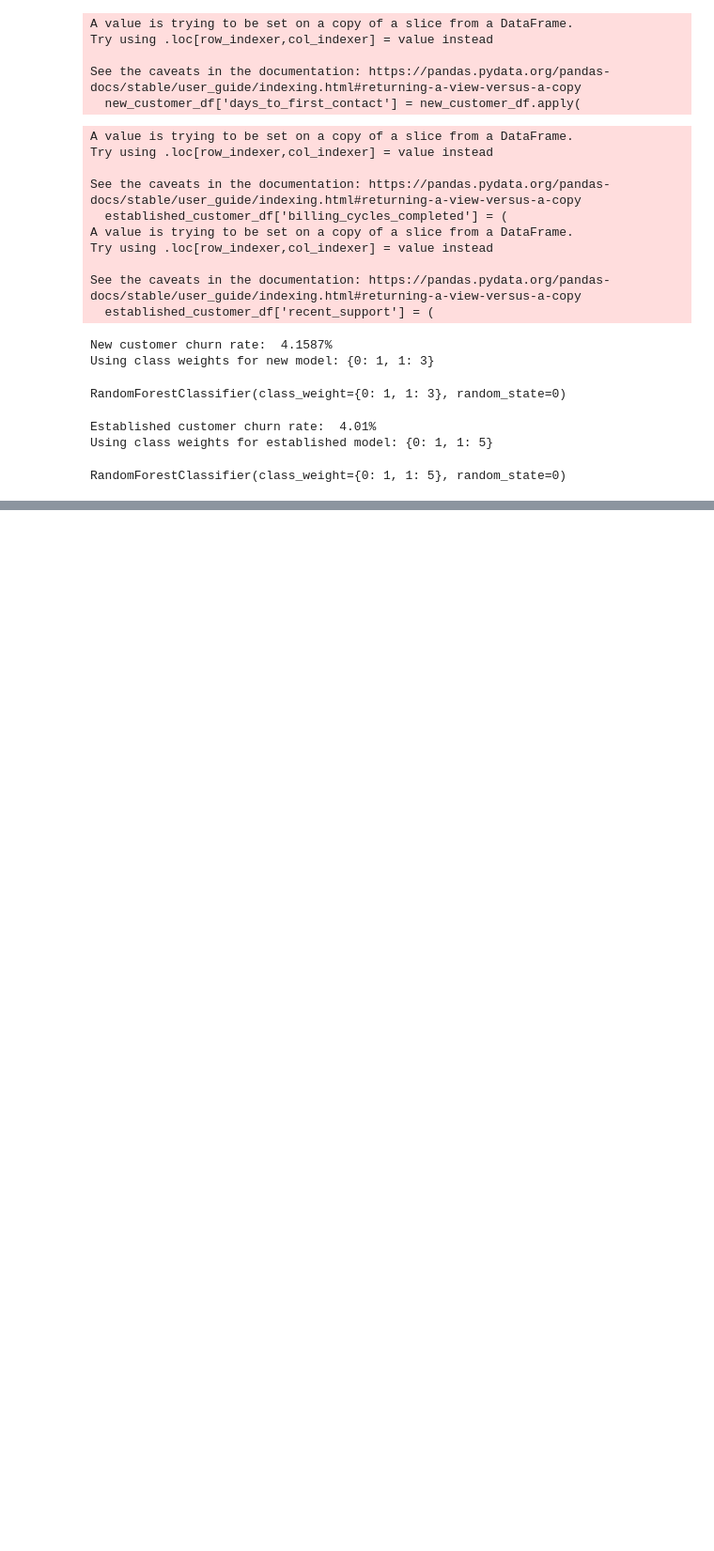
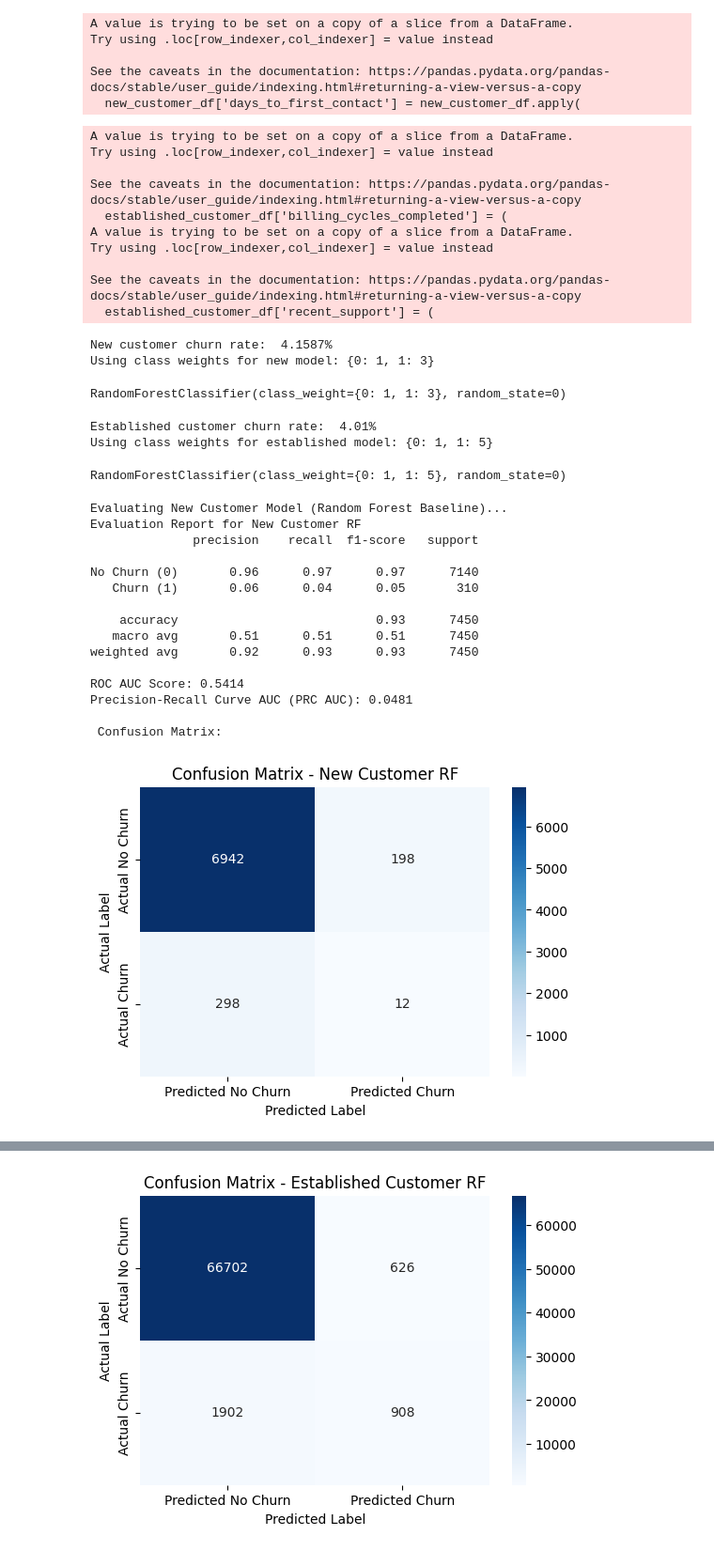
Before and after one commit to SarmadC/Churn-Prediction, a Jupyter notebook: churn-prediction.ipynb, the cells around one changed output, grey strips where cells are left out. Shown: that part at 94% size. Drawn from its saved outputs; the diff is of its cells as text; code cells hidden in the pictures; blank space fills up the shorter version.

Commit message:
Kaggle Notebook | Churn Prediction | Version 14

```diff
--- a/churn-prediction.ipynb
+++ b/churn-prediction.ipynb
@@ -540,3 +562,74 @@ established_model.fit(X_train_est, y_train_est)
 Established customer churn rate:  4.01%
 Using class weights for established model: {0: 1, 1: 5}
 RandomForestClassifier(class_weight={0: 1, 1: 5}, random_state=0)
+# %%
+from sklearn.metrics import (classification_report, roc_auc_score,
+                            confusion_matrix, precision_recall_curve, auc,
+                            f1_score, precision_score, recall_score)
+
+import matplotlib.pyplot as plt
+import seaborn as sns
+
+def evaluate_model(model, X_test, y_test, model_name = "Model"):
+    y_pred = model.predict(X_test)
+    y_prob = model.predict_proba(X_test)[:,1]
+
+    print(f'Evaluation Report for {model_name}')
+    print(classification_report(y_test, y_pred, target_names = ['No Churn (0)', 'Churn (1)']))
+
+    roc_auc = roc_auc_score(y_test, y_prob)
+    print(f'ROC AUC Score: {roc_auc:.4f}')
+
+    precision, recall, _ = precision_recall_curve(y_test, y_prob)
+    prc_auc = auc(recall, precision)
+    print(f'Precision-Recall Curve AUC (PRC AUC): {prc_auc:.4f}')
+
+    cm = confusion_matrix(y_test, y_pred)
+    print("\n Confusion Matrix:")
+
+    plt.figure(figsize = (6,4))
+    sns.heatmap(cm, annot = True, fmt='d', cmap='Blues',
+               xticklabels = ['Predicted No Churn', 'Predicted Churn'],
+               yticklabels = ['Actual No Churn', 'Actual Churn'])
+    plt.title(f'Confusion Matrix - {model_name}')
+    plt.ylabel('Actual Label')
+    plt.xlabel('Predicted Label')
+    plt.show()
+
+    print(""* (len(model_name) +24))
+
+    return {
+        'roc_auc': roc_auc,
+        'prc_auc': prc_auc,
+        'f1_churn': f1_score(y_test, y_pred, pos_label=1),
+        'recall_churn': recall_score(y_test, y_pred, pos_label=1),
+        'precision_churn': precision_score(y_test, y_pred, pos_label=1)
+    }
+
+print("Evaluating New Customer Model (Random Forest Baseline)...")
+new_model_metrics = evaluate_model(new_model, X_test, y_test, 'New Customer RF')
+
+print("\nEvaluating Established Customer Model (Random Forest Baseline) ...")
+established_model_metrics = evaluate_model(established_model, X_test_est, y_test_est, "Established Customer RF")
+
+baseline_metrics = {
+    'New RF': new_model_metrics,
+    'Established RF': established_model_metrics
+}
+# %% [output]
+Evaluating New Customer Model (Random Forest Baseline)...
+Evaluation Report for New Customer RF
+              precision    recall  f1-score   support
+
+No Churn (0)       0.96      0.97      0.97      7140
+   Churn (1)       0.06      0.04      0.05       310
+
+    accuracy                           0.93      7450
+   macro avg       0.51      0.51      0.51      7450
+weighted avg       0.92      0.93      0.93      7450
+
+ROC AUC Score: 0.5414
+Precision-Recall Curve AUC (PRC AUC): 0.0481
+
+ Confusion Matrix:
+[figure, added]
@@ -542,0 +651 @@ RandomForestClassifier(class_weight={0: 1, 1: 5}, random_state=0)
+[figure, added]
```
Also changed, not shown: parts of 4 cells of this notebook.
